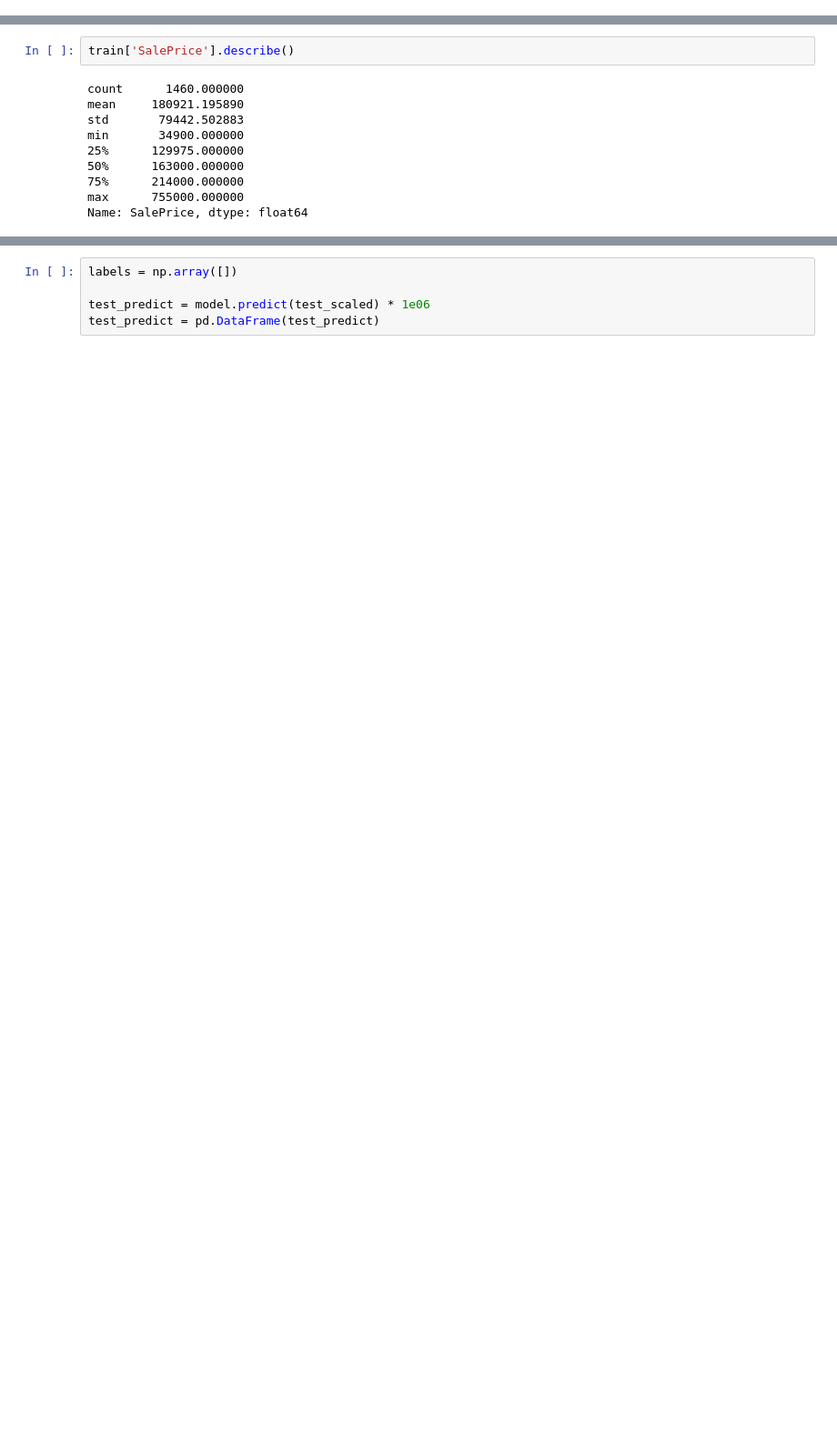
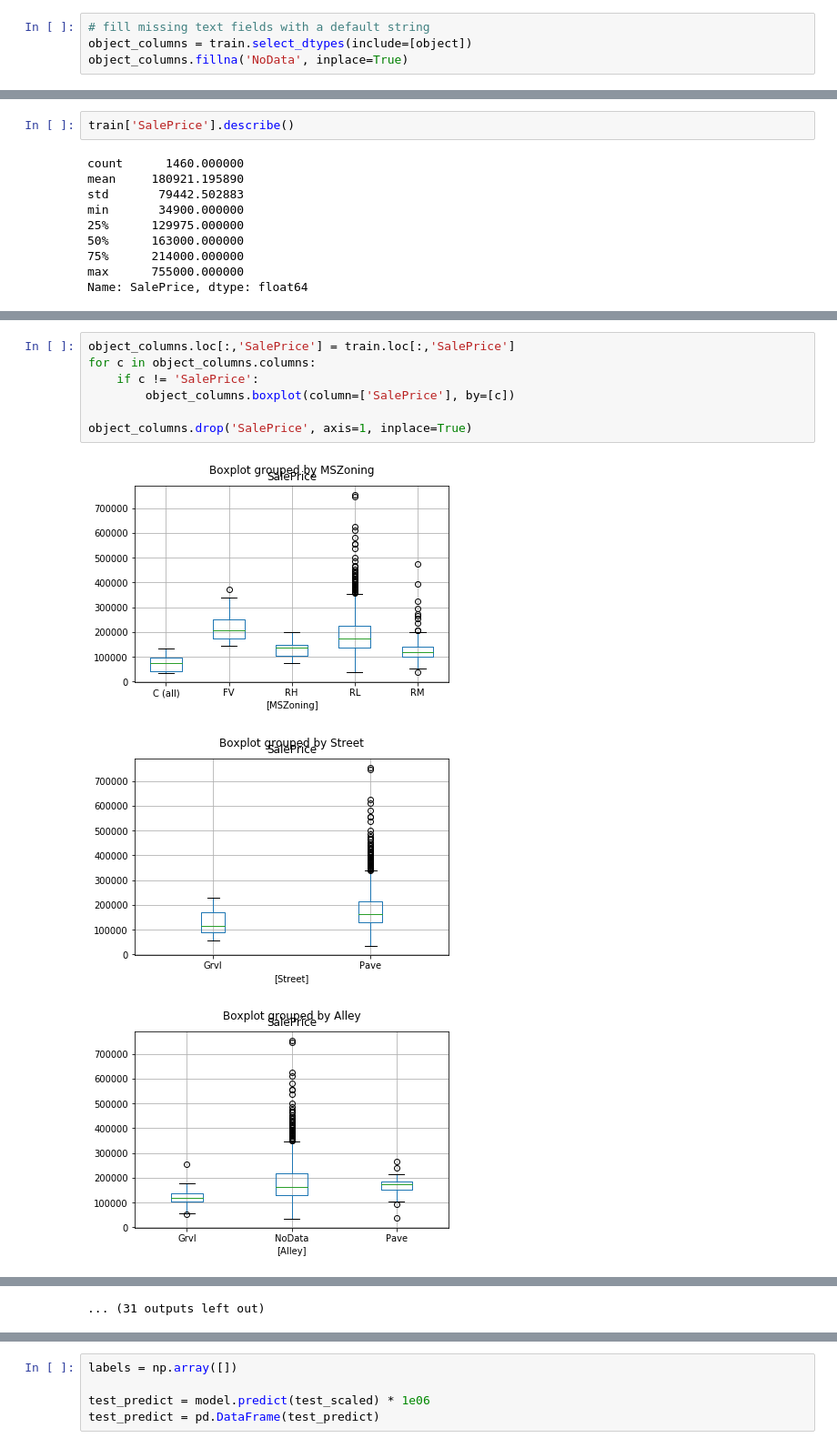
Before and after one commit to ddmng/kaggle, a Jupyter notebook: House Prices/notebooks/conv.ipynb, the cells around one changed output, grey strips where cells are left out. Shown at 91% size. Drawn from its saved outputs; the diff is of its cells as text; blank space fills up the shorter version.

```diff
--- a/House Prices/notebooks/conv.ipynb
+++ b/House Prices/notebooks/conv.ipynb
@@ -60,0 +80,4 @@ Index(['Id', 'MSSubClass', 'MSZoning', 'LotFrontage', 'LotArea', 'Street',
+# %%
+# fill missing text fields with a default string
+object_columns = train.select_dtypes(include=[object])
+object_columns.fillna('NoData', inplace=True)
@@ -109,0 +140,11 @@ plt.xticks(rotation=90);
+# %%
+object_columns.loc[:,'SalePrice'] = train.loc[:,'SalePrice']
+for c in object_columns.columns:
+    if c != 'SalePrice':
+        object_columns.boxplot(column=['SalePrice'], by=[c])
+
+object_columns.drop('SalePrice', axis=1, inplace=True)
+# %% [output]
+[figure, added]
+[figure, added]
+[figure, added]
@@ -109,0 +160 @@ plt.xticks(rotation=90);
+... (31 outputs left out)
```
Also changed, not shown: parts of 23 cells of this notebook, 1 other file.
